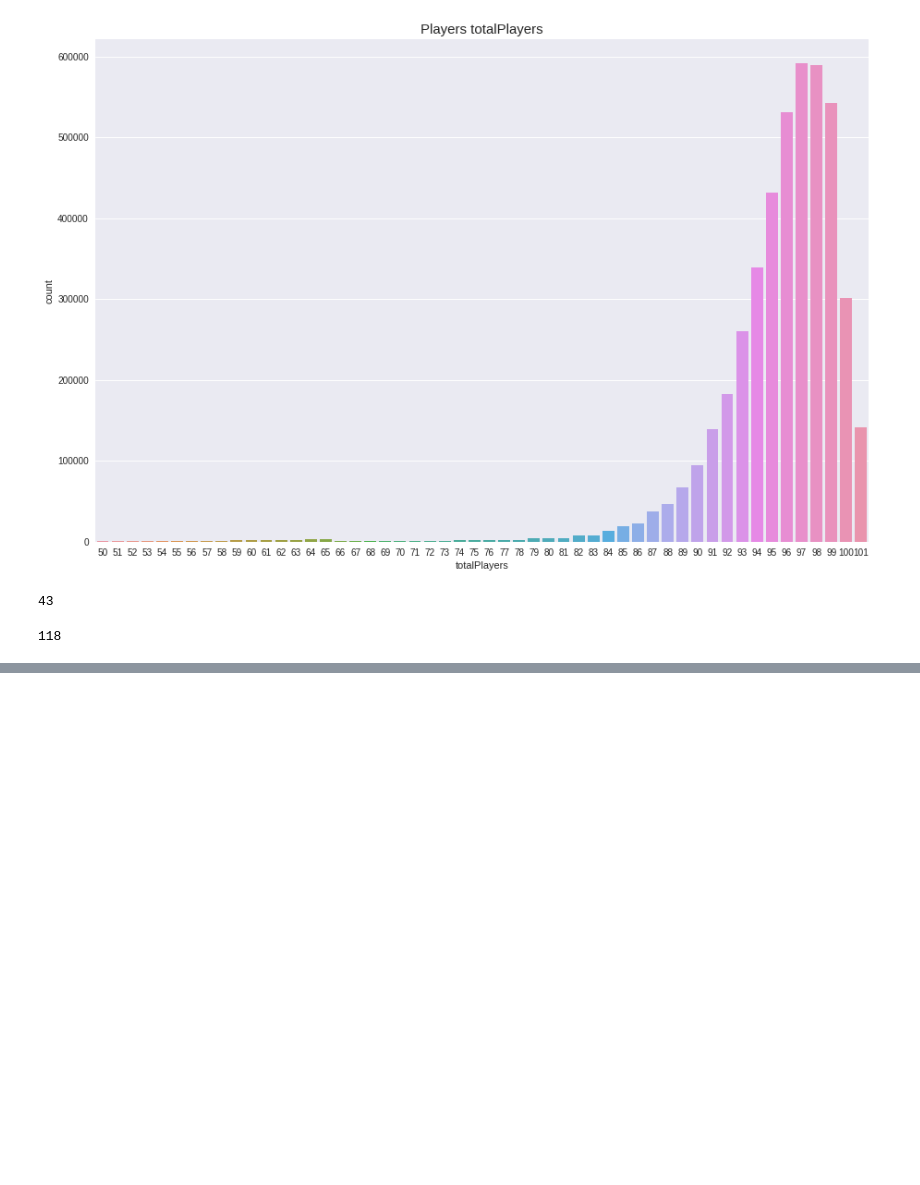
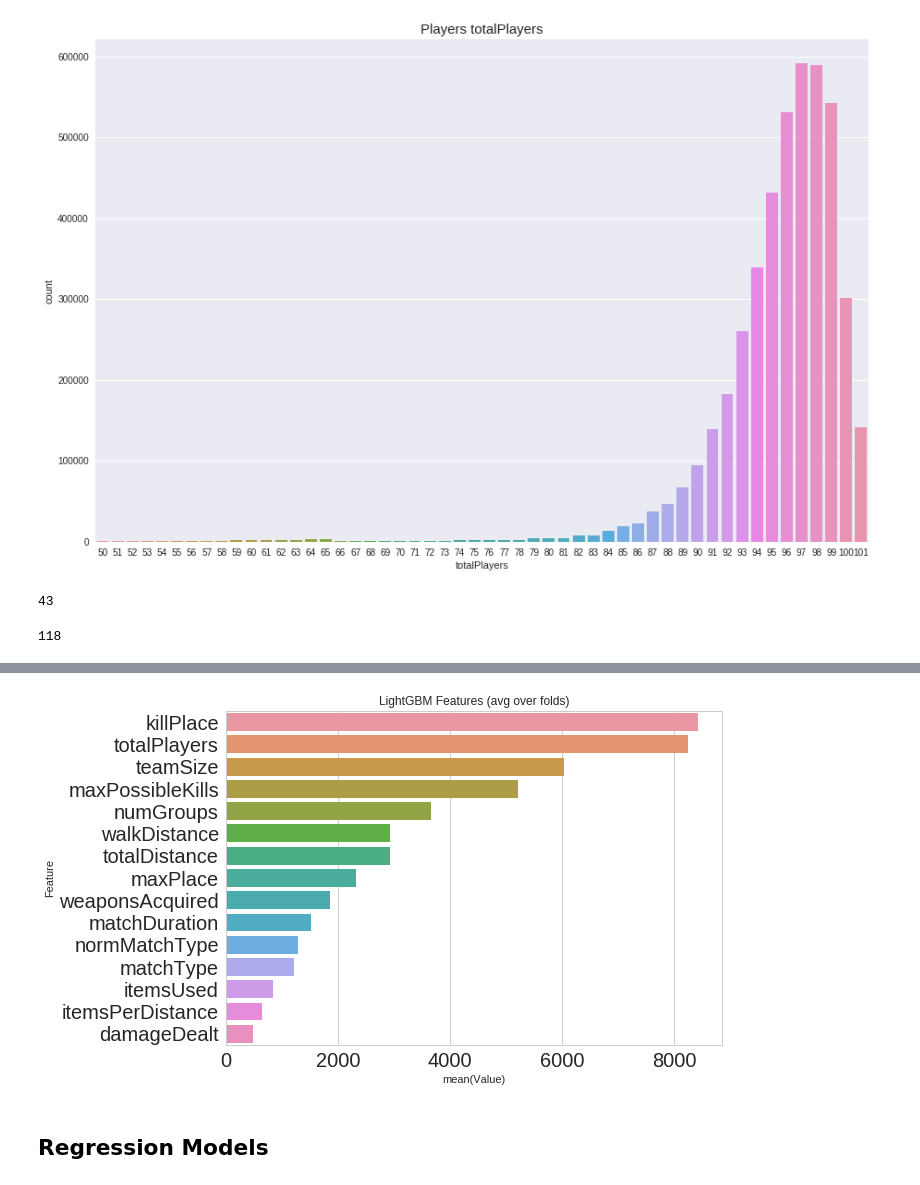
Before and after one commit to rachit-shah/pubg-player-placement-prediction, a Jupyter notebook: ALDA_P09_PUBG_PLAYER_PREDICTION.ipynb, the cells around one changed output, grey strips where cells are left out. Drawn from its saved outputs; the diff is of its cells as text; code cells hidden in the pictures; blank space fills up the shorter version.

```diff
--- a/ALDA_P09_PUBG_PLAYER_PREDICTION.ipynb
+++ b/ALDA_P09_PUBG_PLAYER_PREDICTION.ipynb
@@ -729,0 +865,17 @@ gc.collect()
+# %%
+cols_to_drop = ['Id', 'groupId', 'matchId', 'winPlacePerc']
+cols_to_fit = [col for col in X_train.columns if col not in cols_to_drop]
+feature_importance = pd.DataFrame(sorted(zip(lgbm.feature_importances_, cols_to_fit)), columns=['Value','Feature'])
+feature_importance = feature_importance.tail(15)
+
+
+plt.figure(figsize=(10, 6))
+sns.barplot(x="Value", y="Feature", data=feature_importance.sort_values(by="Value", ascending=False))
+plt.title('LightGBM Features (avg over folds)')
+plt.tight_layout()
+plt.savefig("lgbmfeatures.png",dpi=500)
+# %% [output]
+[figure, added]
+# %% [markdown]
+
+## Regression Models
```
Also changed, not shown: parts of 15 cells of this notebook.
